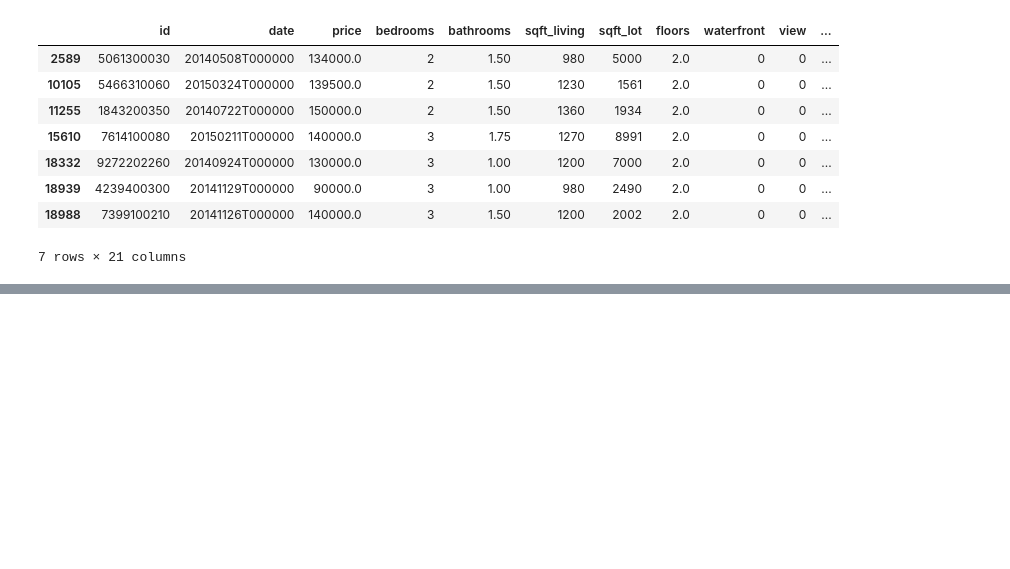
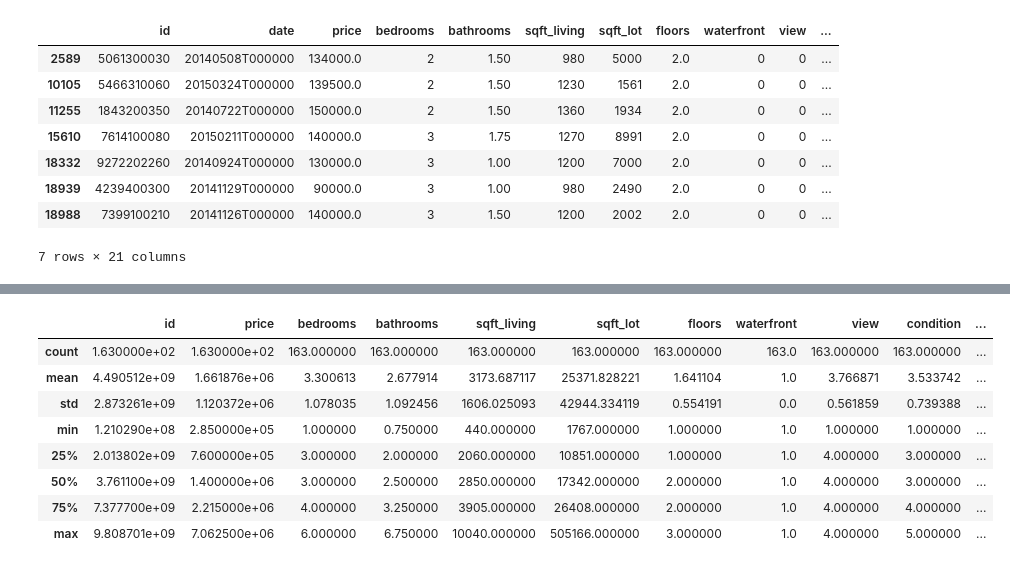
Before and after one commit to OwenBokovnev/analyst, a Jupyter notebook: py_for_analyst_HW2.ipynb, the cells around one changed output, grey strips where cells are left out. Saved outputs shown, nothing was run; the diff lists cells and outputs as text; code cells hidden in the pictures; blank space fills up the shorter version.

```diff
--- a/py_for_analyst_HW2.ipynb
+++ b/py_for_analyst_HW2.ipynb
@@ -282,0 +291,17 @@ df[
+# %%
+df[
+    (df['waterfront'] == 1) |
+    (df['view'] == 1) &
+    (df['condition'] == 5) &
+    (df['yr_built'] >= 1980)
+].describe()
+# %% [output]
+|  | id | price | bedrooms | bathrooms | sqft_living | sqft_lot | floors | waterfront | view | condition | ... |
+| count | 1.630000e+02 | 1.630000e+02 | 163.000000 | 163.000000 | 163.000000 | 163.000000 | 163.000000 | 163.0 | 163.000000 | 163.000000 | ... |
+| mean | 4.490512e+09 | 1.661876e+06 | 3.300613 | 2.677914 | 3173.687117 | 25371.828221 | 1.641104 | 1.0 | 3.766871 | 3.533742 | ... |
+| std | 2.873261e+09 | 1.120372e+06 | 1.078035 | 1.092456 | 1606.025093 | 42944.334119 | 0.554191 | 0.0 | 0.561859 | 0.739388 | ... |
+| min | 1.210290e+08 | 2.850000e+05 | 1.000000 | 0.750000 | 440.000000 | 1767.000000 | 1.000000 | 1.0 | 1.000000 | 1.000000 | ... |
+| 25% | 2.013802e+09 | 7.600000e+05 | 3.000000 | 2.000000 | 2060.000000 | 10851.000000 | 1.000000 | 1.0 | 4.000000 | 3.000000 | ... |
+| 50% | 3.761100e+09 | 1.400000e+06 | 3.000000 | 2.500000 | 2850.000000 | 17342.000000 | 2.000000 | 1.0 | 4.000000 | 3.000000 | ... |
+| 75% | 7.377700e+09 | 2.215000e+06 | 4.000000 | 3.250000 | 3905.000000 | 26408.000000 | 2.000000 | 1.0 | 4.000000 | 4.000000 | ... |
+| max | 9.808701e+09 | 7.062500e+06 | 6.000000 | 6.750000 | 10040.000000 | 505166.000000 | 3.000000 | 1.0 | 4.000000 | 5.000000 | ... |
```
Also changed, not shown: parts of 4 cells of this notebook.
